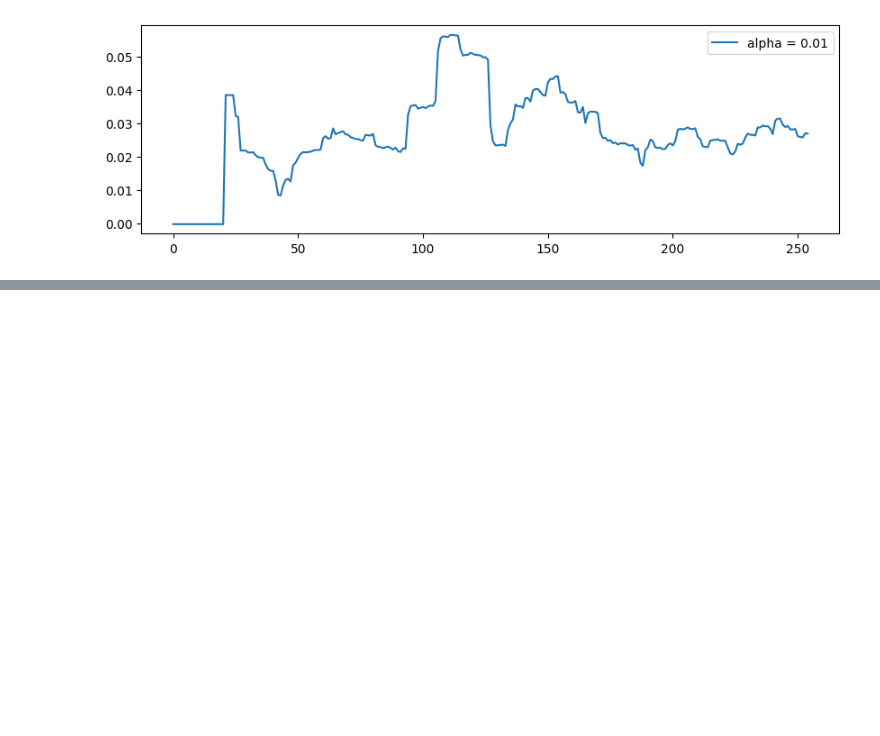
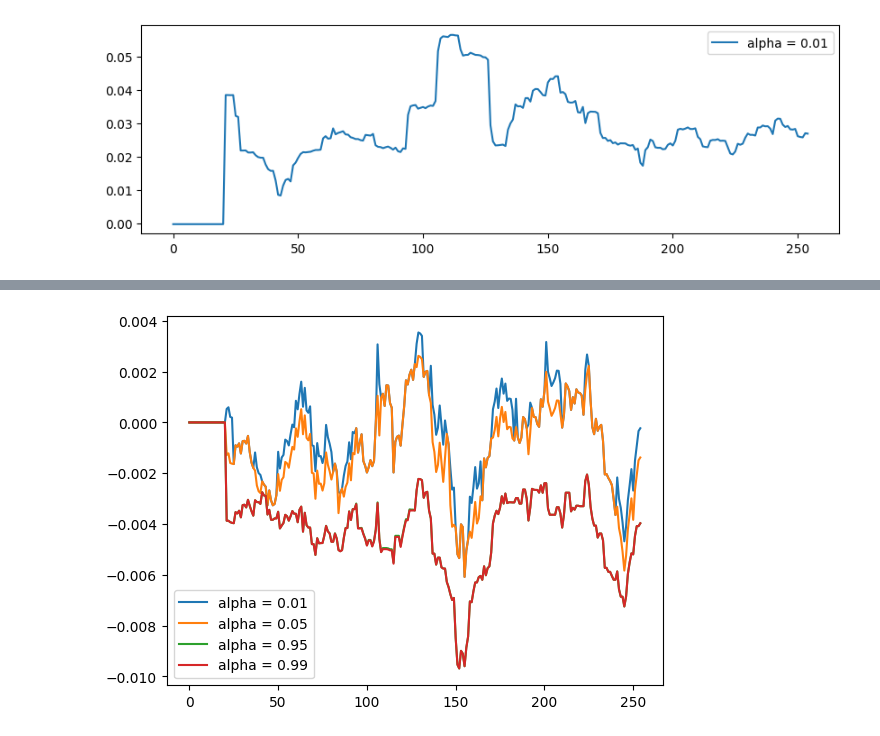
Before and after one commit to Kasymkhankhubiyev/Sirius-Uni, a Jupyter notebook: Intoduction Into Profession/tasks/Task6.ipynb, the cells around one changed output, grey strips where cells are left out. Saved outputs shown, nothing was run; the diff lists cells and outputs as text; code cells hidden in the pictures; blank space fills up the shorter version.

```diff
--- a/Intoduction Into Profession/tasks/Task6.ipynb
+++ b/Intoduction Into Profession/tasks/Task6.ipynb
@@ -186,0 +242,8 @@ def calculate_cvar_alpha(var):
+# %%
+for _cvar, _alpha in zip(cvars, alphas):
+    plt.plot(_cvar, label=f'alpha = {_alpha}')
+
+plt.legend()
+plt.show()
+# %% [output]
+[figure, added]
```
Also changed, not shown: parts of 9 cells of this notebook.
